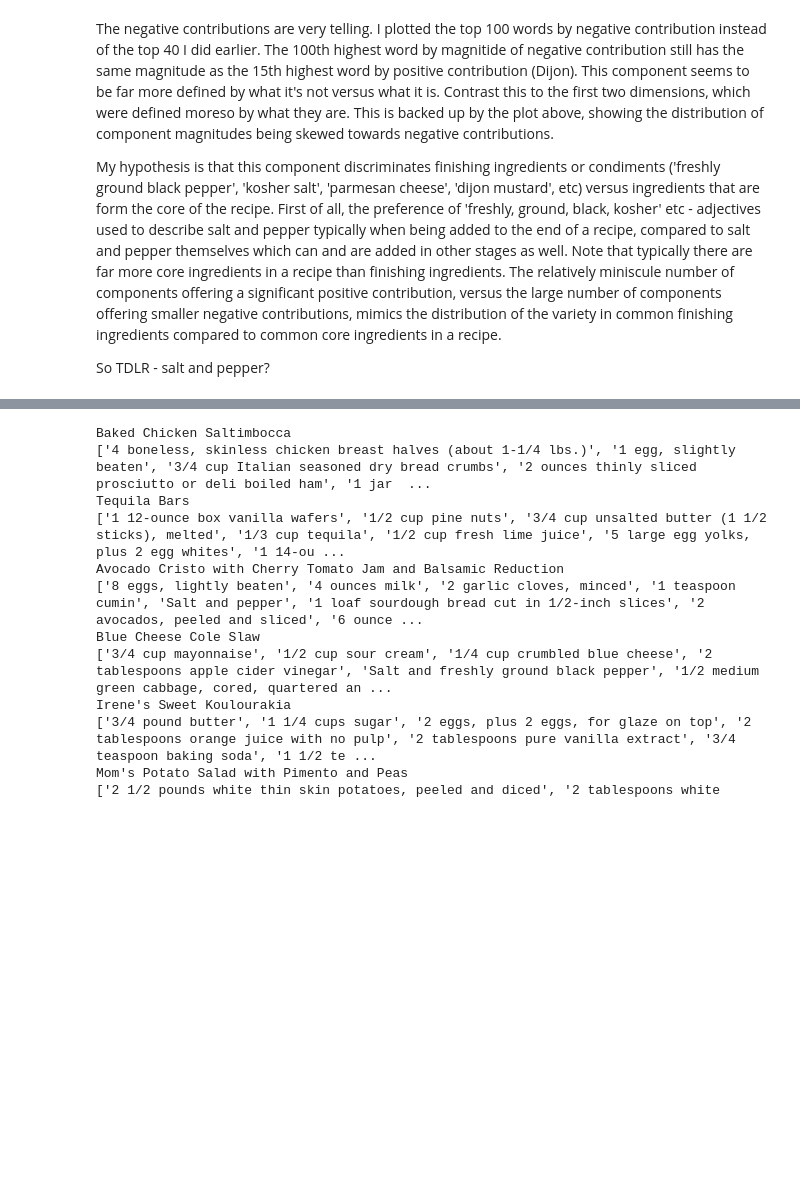
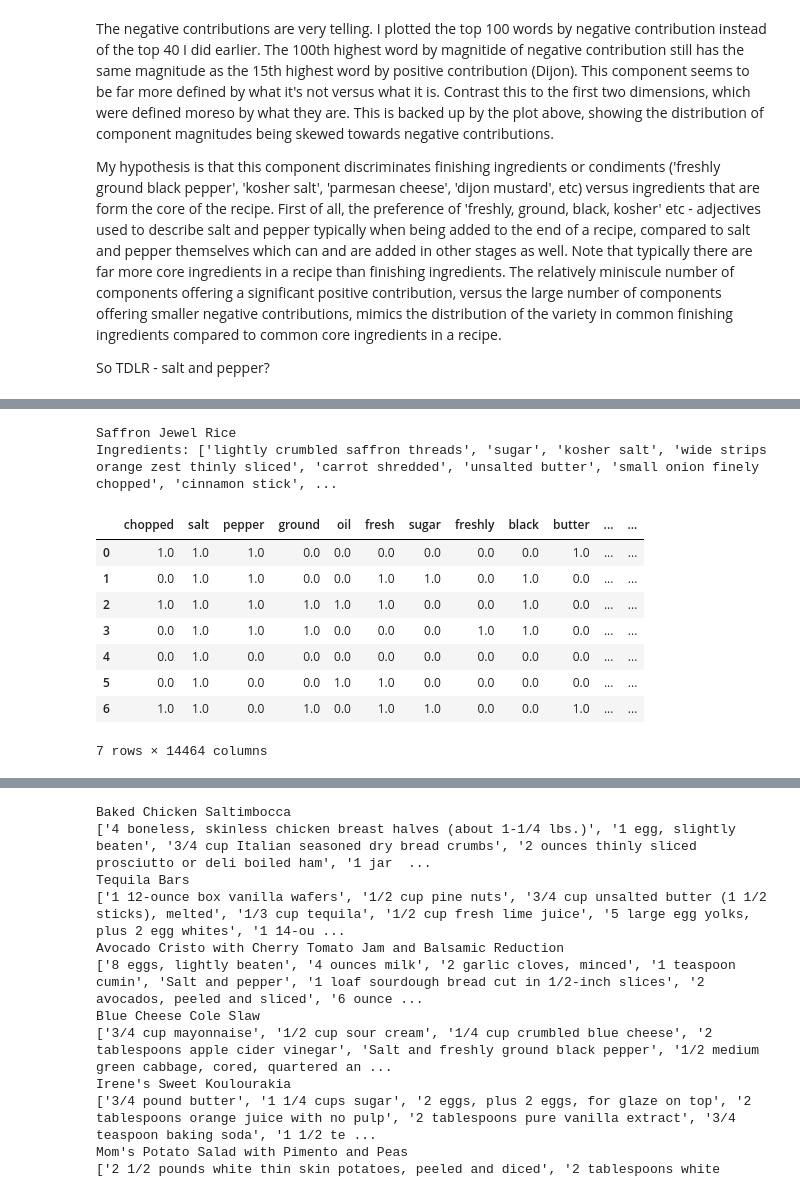
Before and after one commit to sayanfaraz/neural-kitchen, a Jupyter notebook: main.ipynb, the cells around one changed output, grey strips where cells are left out. Drawn from its saved outputs; the diff is of its cells as text; code cells hidden in the pictures; blank space fills up the shorter version.

```diff
--- a/main.ipynb
+++ b/main.ipynb
@@ -116,7 +123,7 @@ This will be much easier to work with!
 # %%
 dict_of_words = {}
 
-for ingredients in data.loc['ingredients',:]:
+for ingredients in data.loc[:, 'ingredients']:
     for ingredient in ingredients:
         for word in ingredient.split():
             word = word.rstrip(",.")
@@ -182,6 +189,3 @@ print_str
 Sanity check confirms we aren't accidentally including any ingredients in the stop words. This is good.
 # %%
 top_words = [word for word in top_words_unproc if word not in stop_words]
-# %%
-zero_data = np.zeros(shape=(len(data.T), len(list(top_words))))
-final_data = pd.DataFrame(zero_data, columns=list(top_words))
@@ -188,13 +196,27 @@ final_data = pd.DataFrame(zero_data, columns=list(top_words))
+# %%
+BAG_OF_WORDS_PATH = './outputs/recipe_bag_of_words.parquet'
 # %%
-top_words_set = set(top_words)
-i = 0
-for ingredients in data.loc['ingredients',:]:
-    bigset = set()
-    for ingredient in ingredients:
-        bigset.update(ingredient.split())
-    for ingredient in top_words_set.intersection(bigset):
-        final_data.loc[i,ingredient] = 1
-    if (i % 2000 == 0):
-        print(bigset)
-    i += 1
+# TODO: Use Sparse Representation using CountVectorizer
+
+LOAD_BAG_OF_WORDS = True
+
+if LOAD_BAG_OF_WORDS:
+    final_data = pd.read_parquet(path=BAG_OF_WORDS_PATH)
+else:
+    zero_data = np.zeros(shape=(len(data), len(list(top_words))))
+    final_data = pd.DataFrame(zero_data, columns=list(top_words))
+
+    top_words_set = set(top_words)
+    i = 0
+    for ingredients in data.loc[:, 'ingredients']:
+        bigset = set()
+        for ingredient in ingredients:
+            bigset.update(ingredient.split())
+        for ingredient in top_words_set.intersection(bigset):
+            final_data.loc[i,ingredient] = 1
+        if (i % 2000 == 0):
+            print(bigset)
+        i += 1
+
+    final_data.to_parquet('./outputs/recipe_bag_of_words.parquet')
 # %% [output]
@@ -430,0 +500,19 @@ So TDLR - salt and pepper?
+# %%
+ex_recipe_id = 6
+print(f'{data.iloc[ex_recipe_id]['title']}')
+print(f'Ingredients: {data.iloc[ex_recipe_id]['ingredients']}')
+# %% [output]
+Saffron Jewel Rice
+Ingredients: ['lightly crumbled saffron threads', 'sugar', 'kosher salt', 'wide strips orange zest thinly sliced', 'carrot shredded', 'unsalted butter', 'small onion finely chopped', 'cinnamon stick', ...
+# %%
+final_data.head(7)
+# %% [output]
+|  | chopped | salt | pepper | ground | oil | fresh | sugar | freshly | black | butter | ... | ... |
+| 0 | 1.0 | 1.0 | 1.0 | 0.0 | 0.0 | 0.0 | 0.0 | 0.0 | 0.0 | 1.0 | ... | ... |
+| 1 | 0.0 | 1.0 | 1.0 | 0.0 | 0.0 | 1.0 | 1.0 | 0.0 | 1.0 | 0.0 | ... | ... |
+| 2 | 1.0 | 1.0 | 1.0 | 1.0 | 1.0 | 1.0 | 0.0 | 0.0 | 1.0 | 0.0 | ... | ... |
+| 3 | 0.0 | 1.0 | 1.0 | 1.0 | 0.0 | 0.0 | 0.0 | 1.0 | 1.0 | 0.0 | ... | ... |
+| 4 | 0.0 | 1.0 | 0.0 | 0.0 | 0.0 | 0.0 | 0.0 | 0.0 | 0.0 | 0.0 | ... | ... |
+| 5 | 0.0 | 1.0 | 0.0 | 0.0 | 1.0 | 1.0 | 0.0 | 0.0 | 0.0 | 0.0 | ... | ... |
+| 6 | 1.0 | 1.0 | 0.0 | 1.0 | 0.0 | 1.0 | 1.0 | 0.0 | 0.0 | 1.0 | ... | ... |
+7 rows × 14464 columns
```
Also changed, not shown: parts of 32 cells of this notebook, 1 other file.
